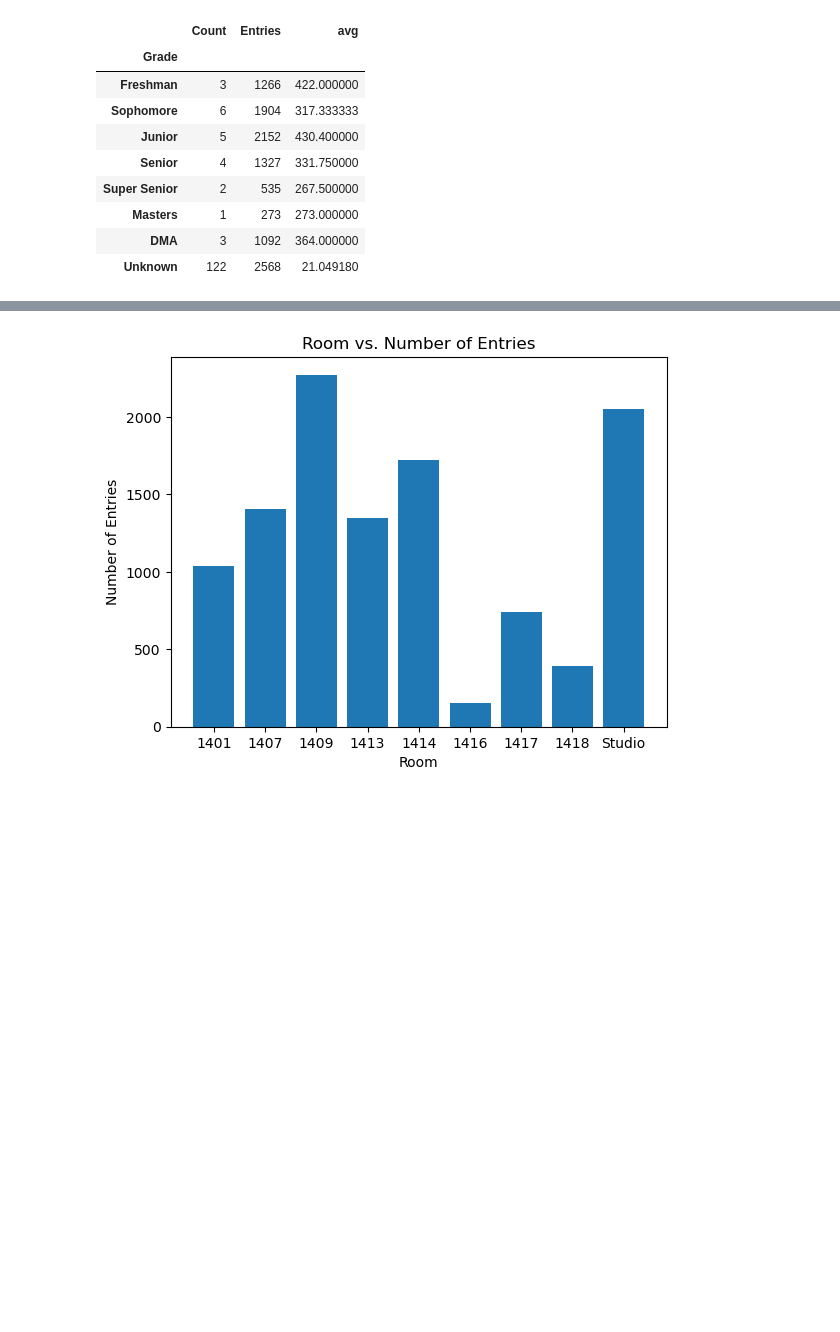
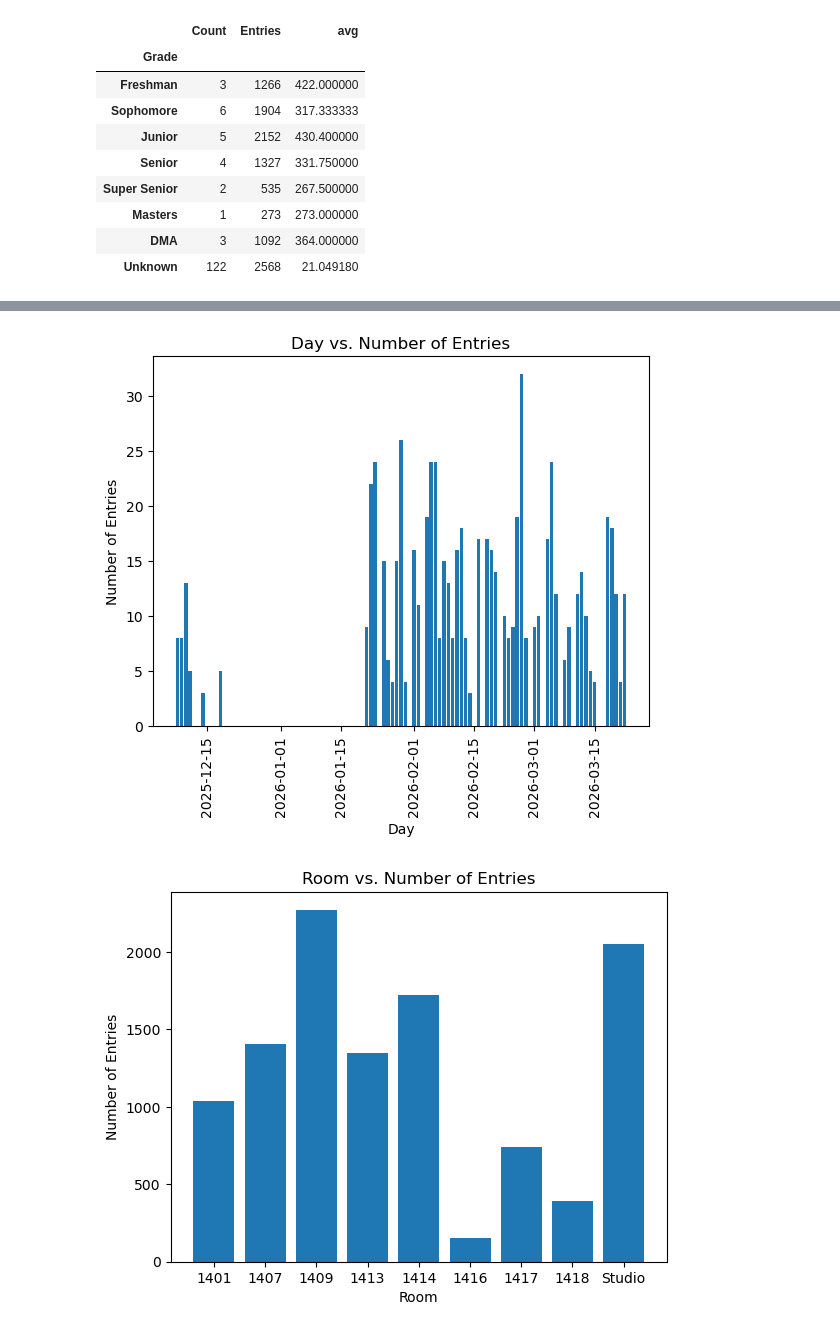
Before and after one commit to amdieter/practice-room-data, a Jupyter notebook: Practice Log.ipynb, the cells around one changed output, grey strips where cells are left out. Drawn from its saved outputs; the diff is of its cells as text; code cells hidden in the pictures; blank space fills up the shorter version.

```diff
--- a/Practice Log.ipynb
+++ b/Practice Log.ipynb
@@ -578,3 +564,13 @@ plt.show()
+# %%
+# entries_by_day barplot
+plt.bar(entries_by_person_by_day["Anna Desfor"].keys(), entries_by_person_by_day["Anna Desfor"].values())
+plt.xlabel("Day")
+plt.xticks(rotation = 90)
+plt.ylabel("Number of Entries")
+plt.title("Day vs. Number of Entries")
+plt.show()
+# %% [output]
+[figure, added]
 # %%
 # entries_by_room barplot
 plt.bar(entries_by_room.keys(), entries_by_room.values())
```
Also changed, not shown: parts of 22 cells of this notebook.
